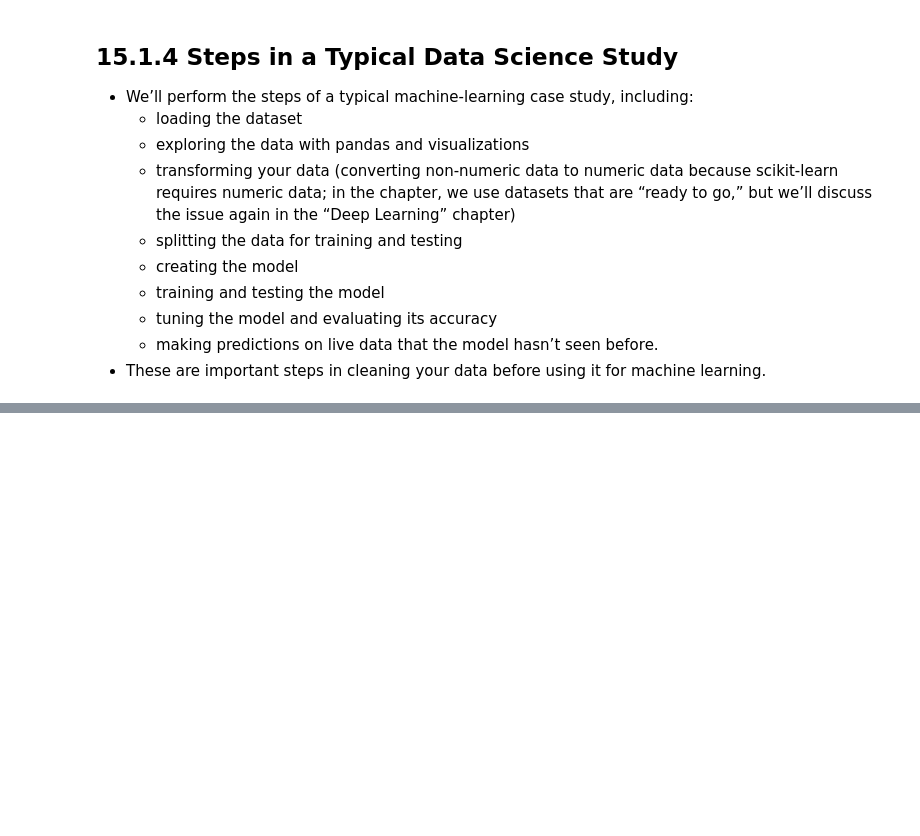
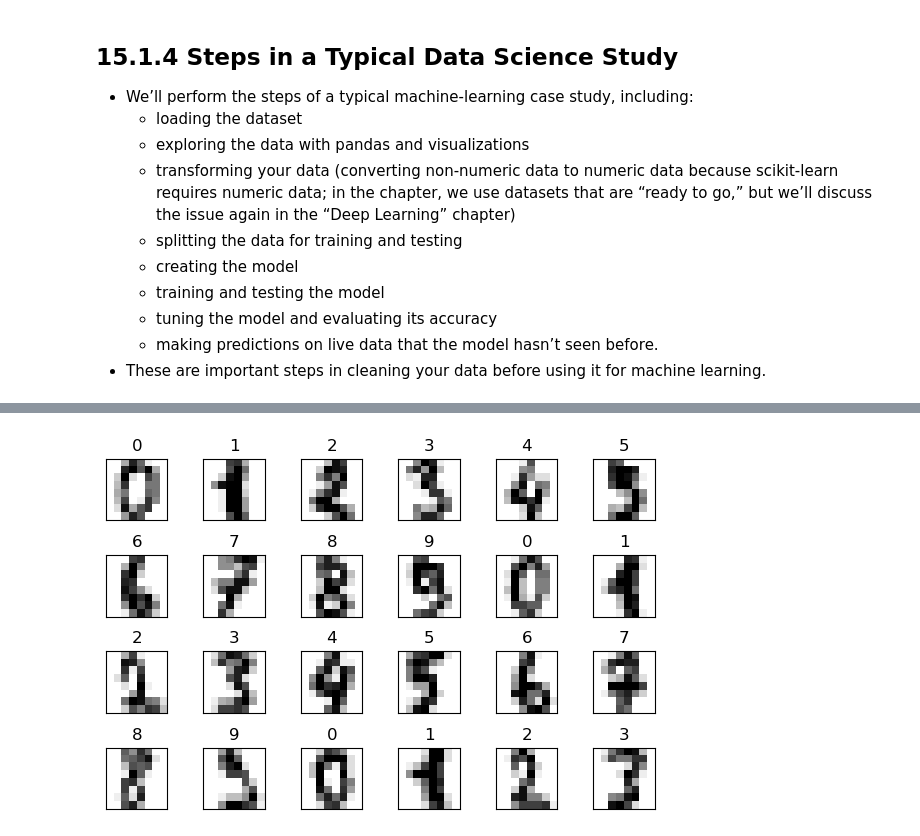
Before and after one commit to OlegZas/Python, a Jupyter notebook: PythonClass/ML and DataScience CS121/ch15_MachineLearning.ipynb, the cells around one changed output, grey strips where cells are left out. Drawn from its saved outputs; the diff is of its cells as text; code cells hidden in the pictures; blank space fills up the shorter version.

```diff
--- a/PythonClass/ML and DataScience CS121/ch15_MachineLearning.ipynb
+++ b/PythonClass/ML and DataScience CS121/ch15_MachineLearning.ipynb
@@ -113,0 +292,2 @@
+# %%
+digits = load_digits()
@@ -113,0 +461,14 @@
+# %%
+#1. Creating the Figure Grid
+figure, axes = plt.subplots(nrows=4, ncols=6, figsize=(6, 4))
+
+#2.Plotting Each Image
+for item in zip(axes.ravel(), digits.images, digits.target):
+    axes, image, target = item
+    axes.imshow(image, cmap=plt.cm.gray_r)
+    axes.set_xticks([])  # remove x-axis tick marks
+    axes.set_yticks([])  # remove y-axis tick marks
+    axes.set_title(target)
+plt.tight_layout()
+# %% [output]
+[figure, added]
```
Also changed, not shown: parts of 28 cells of this notebook.
